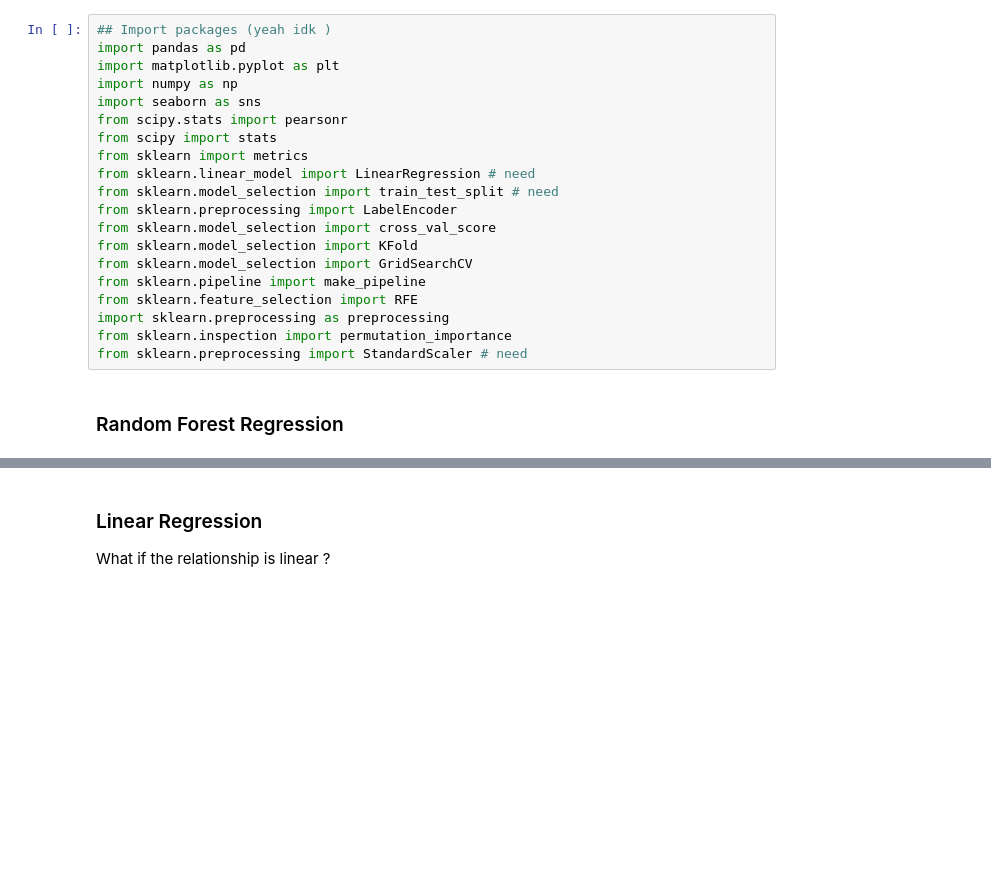
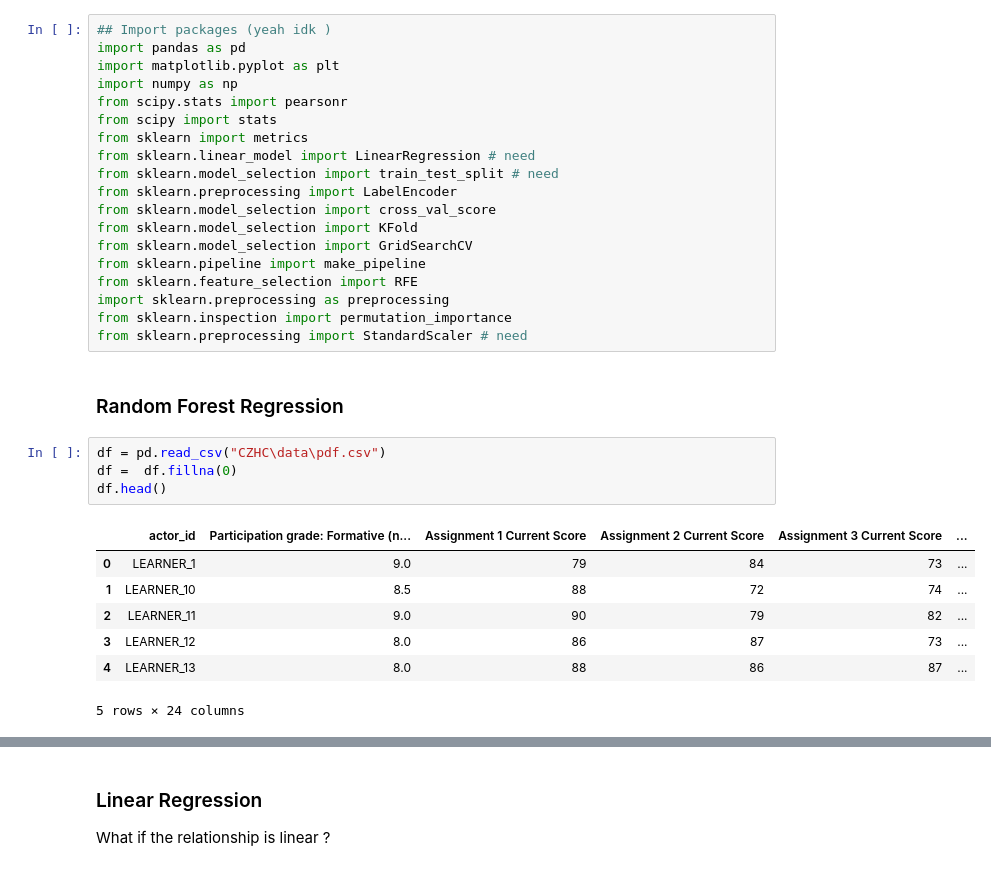
Before and after one commit to Christie-Leung/hack-la-2023, a Jupyter notebook: models.ipynb, the cells around one changed output, grey strips where cells are left out. Cells and saved outputs as stored; diff of their text form; blank space fills up the shorter version.

```diff
--- a/models.ipynb
+++ b/models.ipynb
@@ -3,7 +3,6 @@
 import pandas as pd
 import matplotlib.pyplot as plt
 import numpy as np
-import seaborn as sns
 from scipy.stats import pearsonr
 from scipy import stats
 from sklearn import metrics
@@ -20,3 +19,15 @@ from sklearn.inspection import permutation_importance
 from sklearn.preprocessing import StandardScaler # need
 # %% [markdown]
 ### Random Forest Regression
+# %%
+df = pd.read_csv("CZHC\data\pdf.csv")
+df =  df.fillna(0)
+df.head()
+# %% [output]
+|  | actor_id | Participation grade: Formative (n... | Assignment 1 Current Score | Assignment 2 Current Score | Assignment 3 Current Score | ... |
+| 0 | LEARNER_1 | 9.0 | 79 | 84 | 73 | ... |
+| 1 | LEARNER_10 | 8.5 | 88 | 72 | 74 | ... |
+| 2 | LEARNER_11 | 9.0 | 90 | 79 | 82 | ... |
+| 3 | LEARNER_12 | 8.0 | 86 | 87 | 73 | ... |
+| 4 | LEARNER_13 | 8.0 | 88 | 86 | 87 | ... |
+5 rows × 24 columns
```
Also changed, not shown: parts of 7 cells of this notebook.
